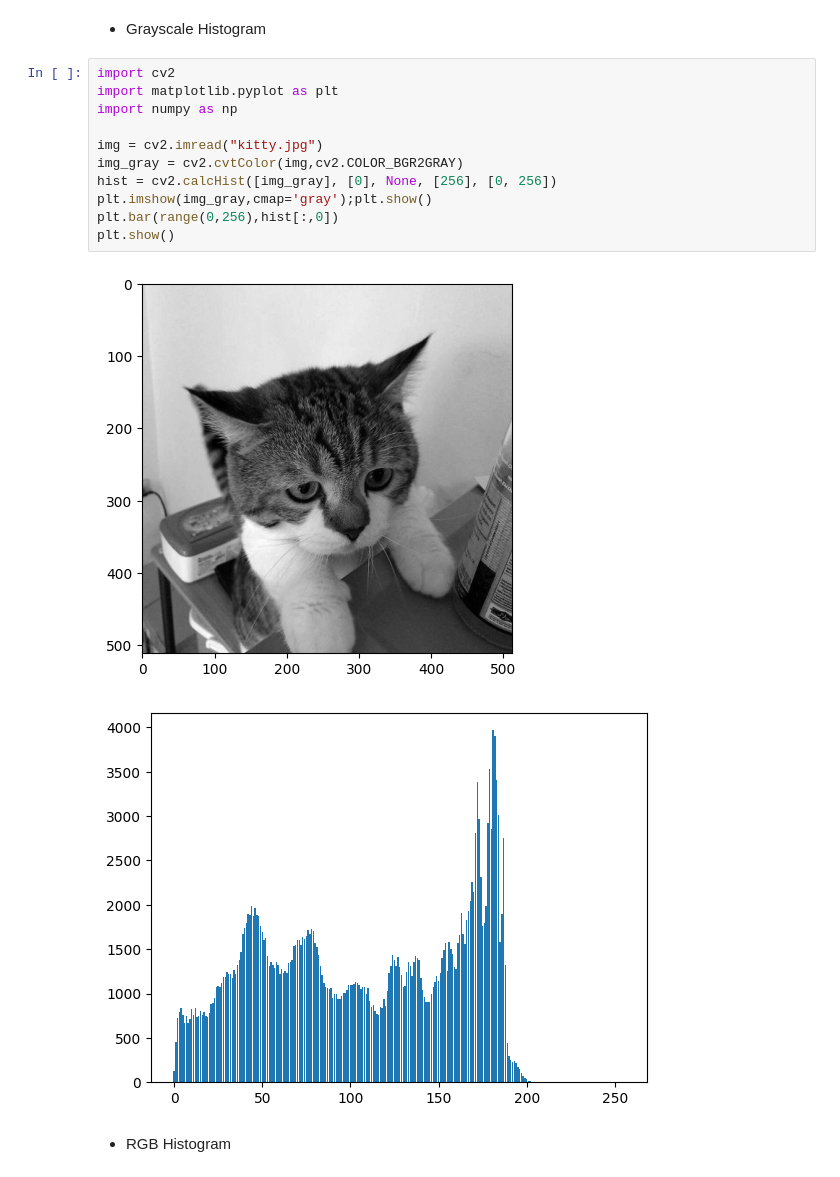
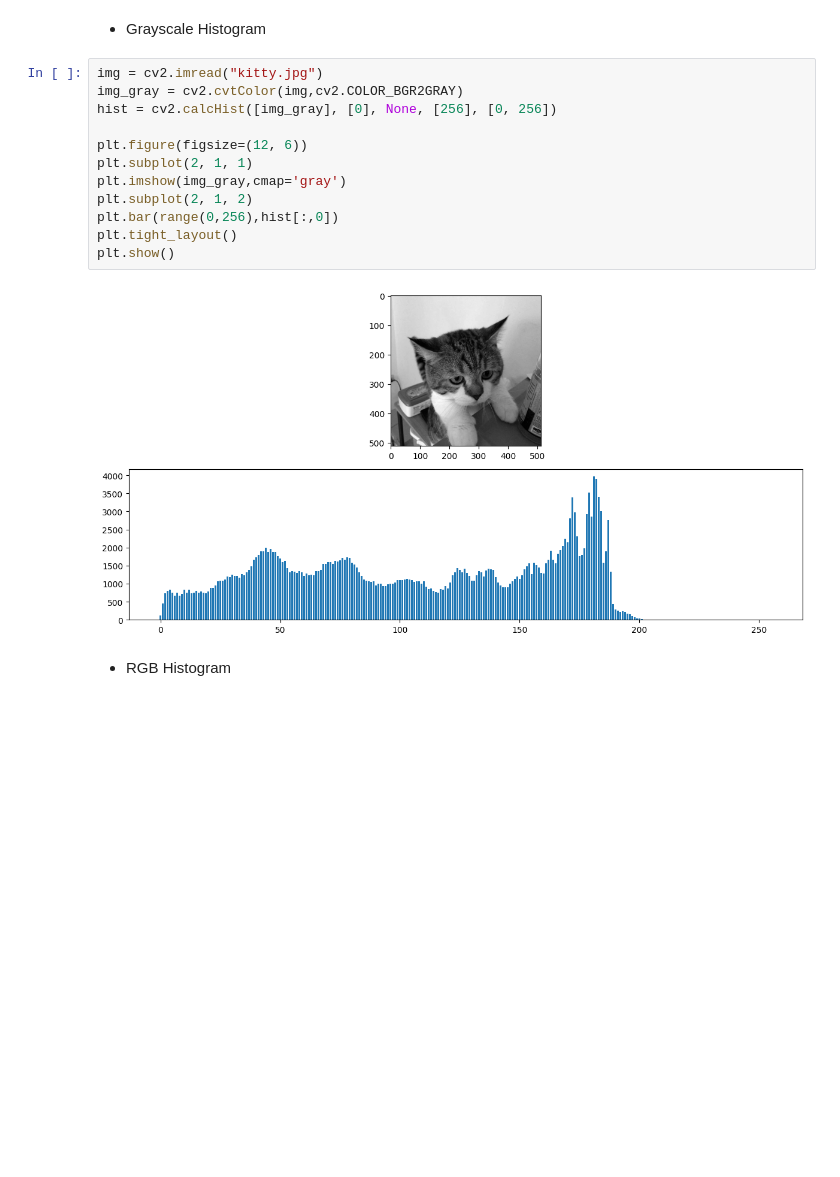
Before and after one commit to Thiraput01/Dig_img, a Jupyter notebook: 3_Image_Processing.ipynb, the cells around one changed output. Cells and saved outputs as stored; diff of their text form; blank space fills up the shorter version.

```diff
--- a/3_Image_Processing.ipynb
+++ b/3_Image_Processing.ipynb
@@ -355,19 +39,19 @@ import numpy as np
 # %% [markdown]
 * Grayscale Histogram
 # %%
-import cv2
-import matplotlib.pyplot as plt
-import numpy as np
-
 img = cv2.imread("kitty.jpg")
 img_gray = cv2.cvtColor(img,cv2.COLOR_BGR2GRAY)
 hist = cv2.calcHist([img_gray], [0], None, [256], [0, 256])
-plt.imshow(img_gray,cmap='gray');plt.show()
+
+plt.figure(figsize=(12, 6))
+plt.subplot(2, 1, 1)
+plt.imshow(img_gray,cmap='gray')
+plt.subplot(2, 1, 2)
 plt.bar(range(0,256),hist[:,0])
+plt.tight_layout()
 plt.show()
 # %% [output]
-[figure, old version]
+[figure, new version]
-[figure, removed]
 # %% [markdown]
 * RGB Histogram
 # %%
```
Also changed, not shown: parts of 39 cells of this notebook.
